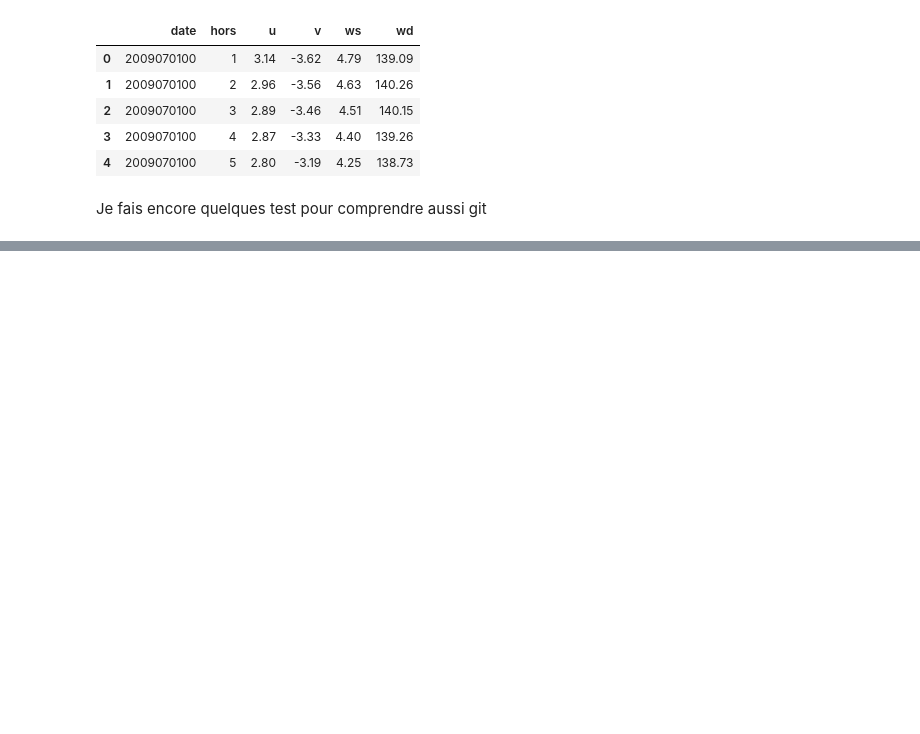
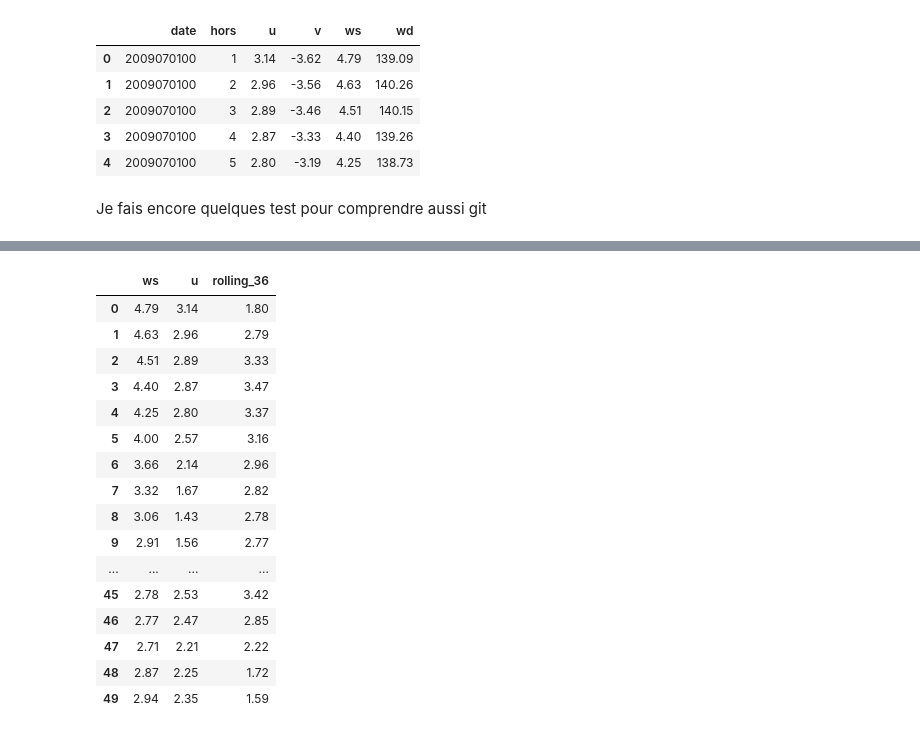
Before and after one commit to MorganeVives/DataChallenge_WP_phase2, a Jupyter notebook: EDA_GC.ipynb, the cells around one changed output, grey strips where cells are left out. Cells and saved outputs as stored; diff of their text form; code cells hidden in the pictures; blank space fills up the shorter version.

```diff
--- a/EDA_GC.ipynb
+++ b/EDA_GC.ipynb
@@ -29,0 +136,4 @@ Je fais encore quelques test pour comprendre aussi git
+# %%
+select_columns = wp_1_forecast[['ws','u']]
+forecast_ws = select_columns.copy()
+forecast_ws.head()
@@ -29,0 +147,22 @@ Je fais encore quelques test pour comprendre aussi git
+# %%
+forecast_ws['rolling_36'] = forecast_ws['ws'].shift(-37)
+# %%
+forecast_ws.head(50)
+# %% [output]
+|  | ws | u | rolling_36 |
+| 0 | 4.79 | 3.14 | 1.80 |
+| 1 | 4.63 | 2.96 | 2.79 |
+| 2 | 4.51 | 2.89 | 3.33 |
+| 3 | 4.40 | 2.87 | 3.47 |
+| 4 | 4.25 | 2.80 | 3.37 |
+| 5 | 4.00 | 2.57 | 3.16 |
+| 6 | 3.66 | 2.14 | 2.96 |
+| 7 | 3.32 | 1.67 | 2.82 |
+| 8 | 3.06 | 1.43 | 2.78 |
+| 9 | 2.91 | 1.56 | 2.77 |
+| ... | ... | ... | ... |
+| 45 | 2.78 | 2.53 | 3.42 |
+| 46 | 2.77 | 2.47 | 2.85 |
+| 47 | 2.71 | 2.21 | 2.22 |
+| 48 | 2.87 | 2.25 | 1.72 |
+| 49 | 2.94 | 2.35 | 1.59 |
```
Also changed, not shown: parts of 22 cells of this notebook.
